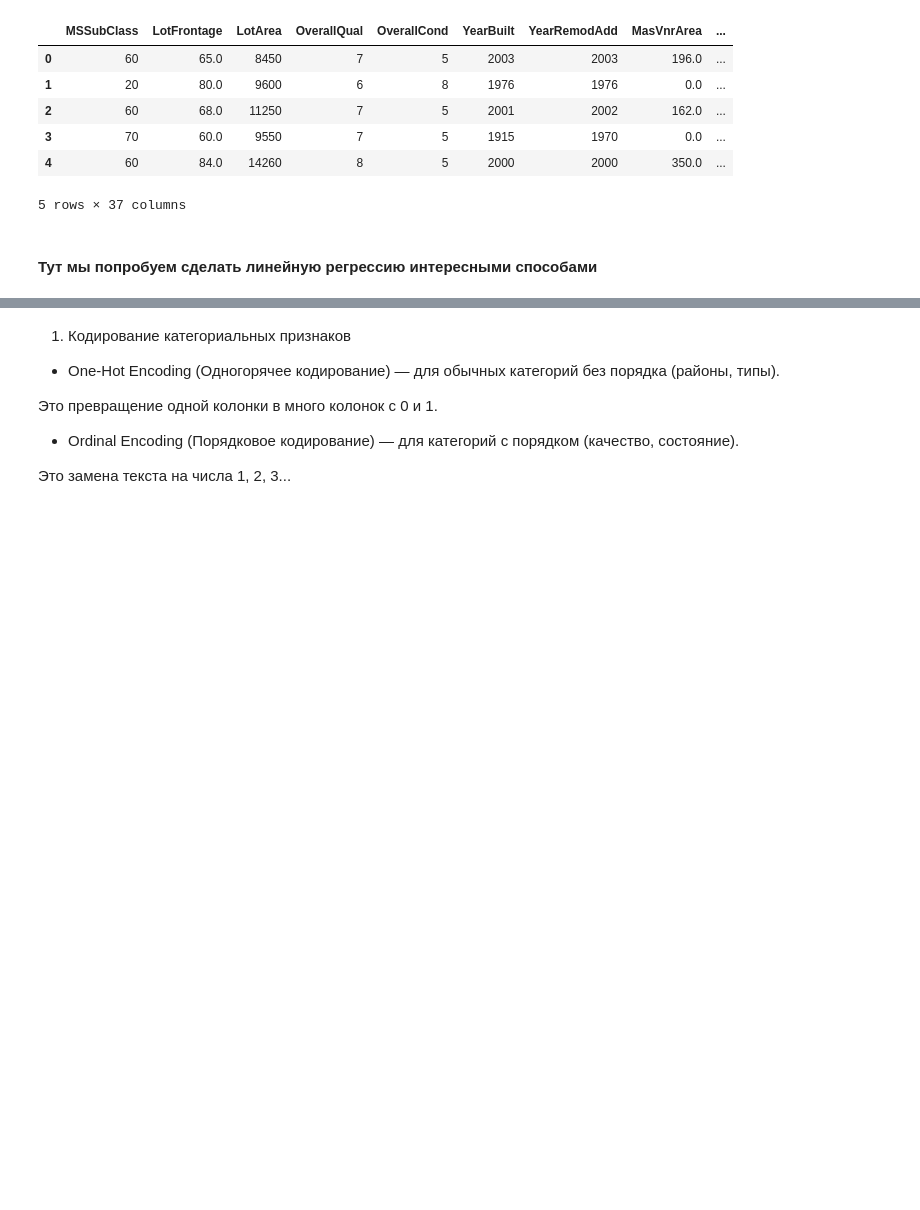
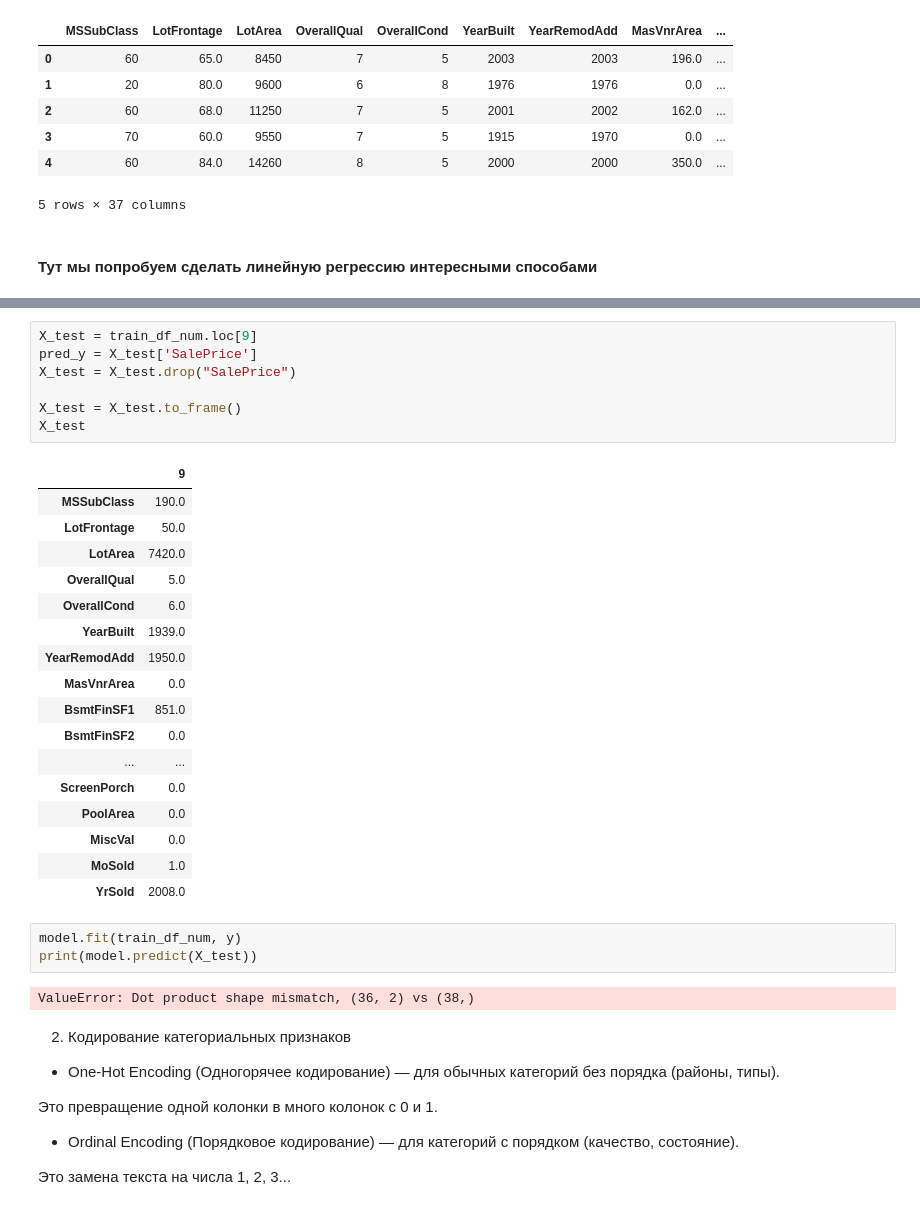
Before and after one commit to Shamil65/Machine-learning-start, a Jupyter notebook: Решение проблем kaggle/Linear Regression/House Prices/House Prices.ipynb, the cells around one changed output, grey strips where cells are left out. Drawn from its saved outputs; the diff is of its cells as text; blank space fills up the shorter version.

```diff
--- a/Решение проблем kaggle/Linear Regression/House Prices/House Prices.ipynb
+++ b/Решение проблем kaggle/Linear Regression/House Prices/House Prices.ipynb
@@ -258,5 +289,35 @@ train_df_num.head()
+# %%
+X_test = train_df_num.loc[9]
+pred_y = X_test['SalePrice']
+X_test = X_test.drop("SalePrice")
+
+X_test = X_test.to_frame()
+X_test
+# %% [output]
+|  | 9 |
+| MSSubClass | 190.0 |
+| LotFrontage | 50.0 |
+| LotArea | 7420.0 |
+| OverallQual | 5.0 |
+| OverallCond | 6.0 |
+| YearBuilt | 1939.0 |
+| YearRemodAdd | 1950.0 |
+| MasVnrArea | 0.0 |
+| BsmtFinSF1 | 851.0 |
+| BsmtFinSF2 | 0.0 |
+| ... | ... |
+| ScreenPorch | 0.0 |
+| PoolArea | 0.0 |
+| MiscVal | 0.0 |
+| MoSold | 1.0 |
+| YrSold | 2008.0 |
+# %%
+model.fit(train_df_num, y)
+print(model.predict(X_test))
+# %% [output]
+ValueError: Dot product shape mismatch, (36, 2) vs (38,)
 # %% [markdown]
-1. Кодирование категориальных признаков
+2. Кодирование категориальных признаков
 
 - One-Hot Encoding (Одногорячее кодирование) — для обычных категорий без порядка (районы, типы).
 
```
Also changed, not shown: parts of 6 cells of this notebook, 1 other file.
